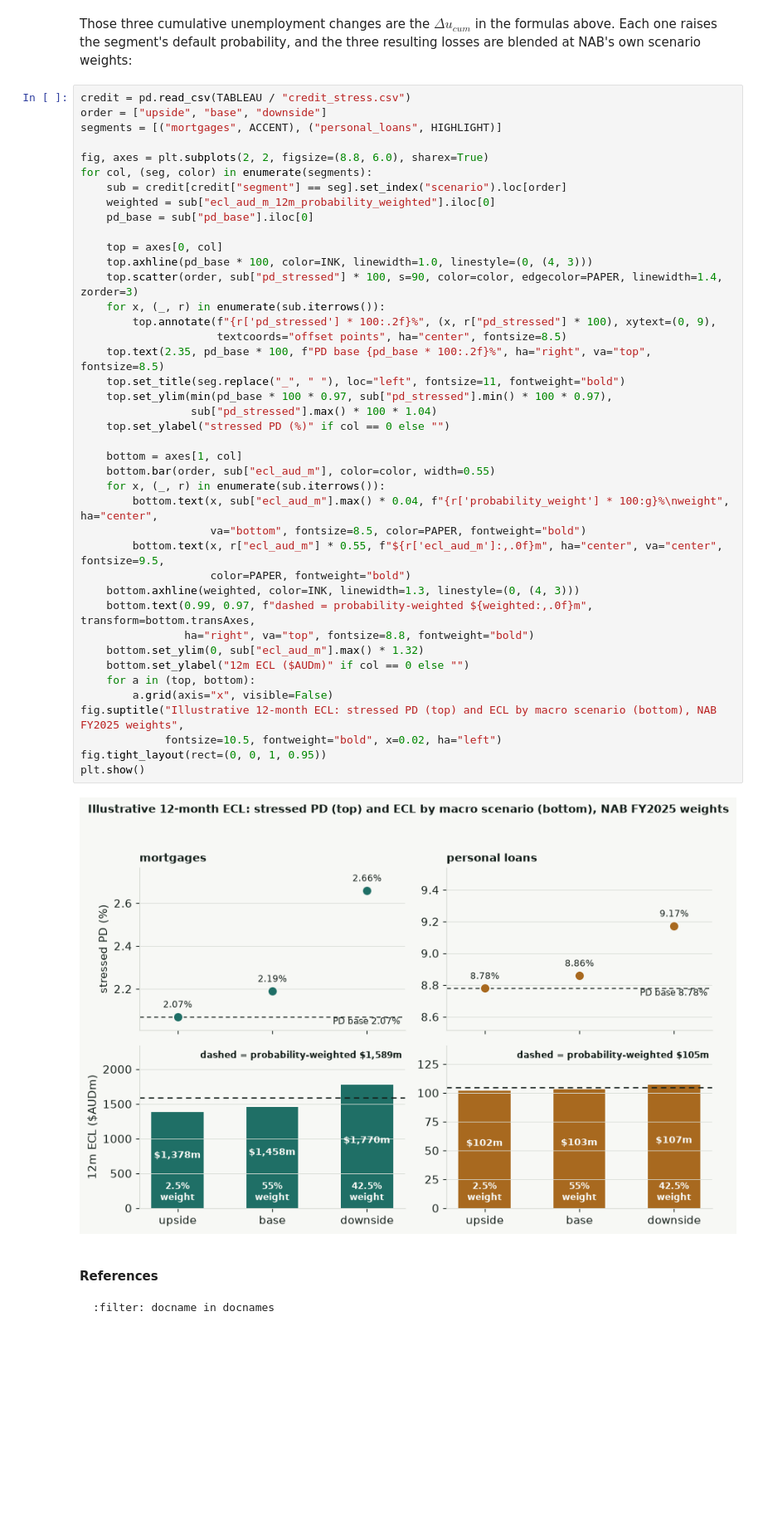
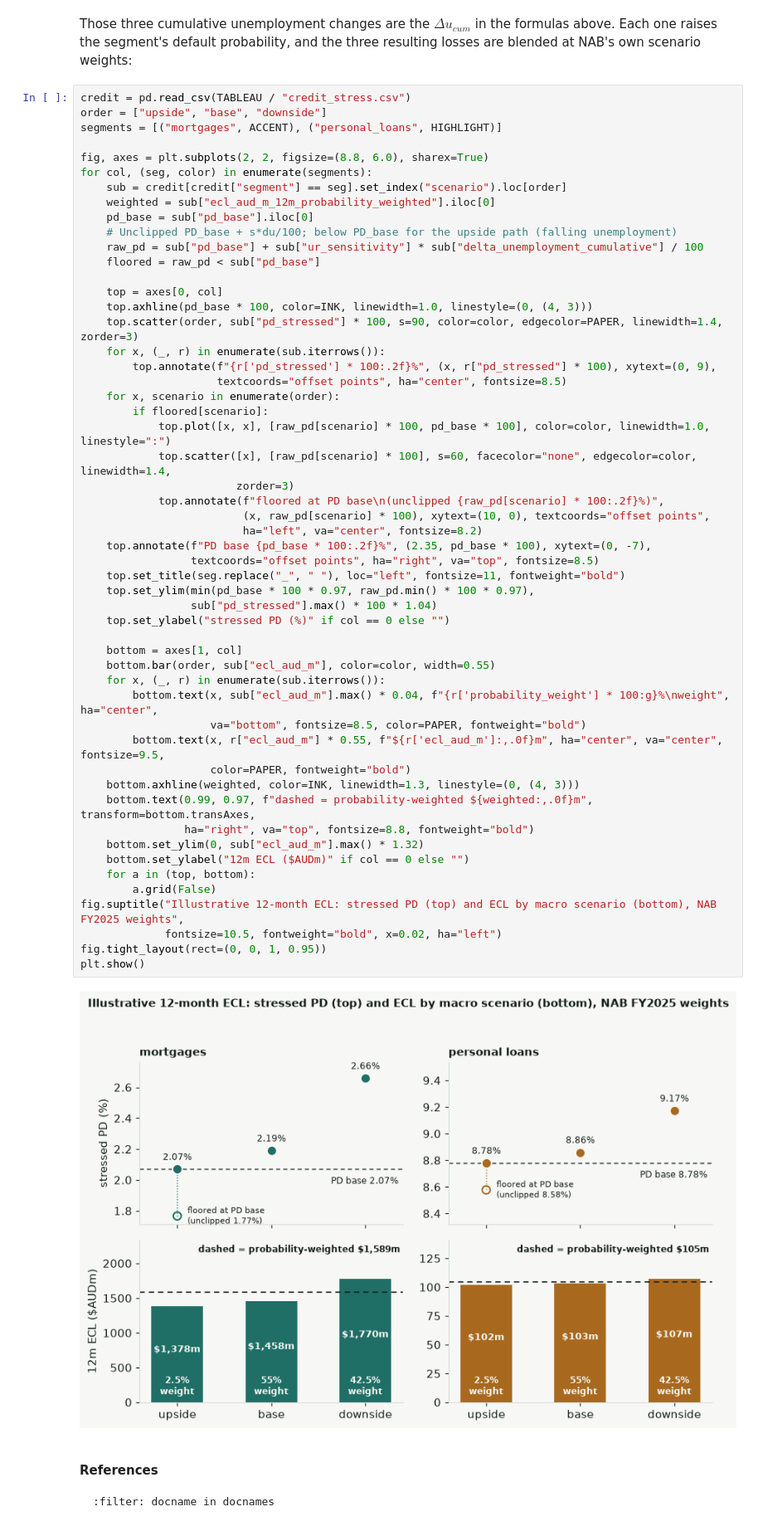
Before and after one commit to JuanVu1810/Australian-CPI-Forecast, a Jupyter notebook: book/australian_cpi_forecasting/04_modeling/47_credit_stress.ipynb, the cells around one changed output. Shown at 83% size. Cells and saved outputs as stored; diff of their text form; blank space fills up the shorter version.

Commit message:
update the annotation for the ECL plot

```diff
--- a/book/australian_cpi_forecasting/04_modeling/47_credit_stress.ipynb
+++ b/book/australian_cpi_forecasting/04_modeling/47_credit_stress.ipynb
@@ -122,39 +122,51 @@ for col, (seg, color) in enumerate(segments):
     sub = credit[credit["segment"] == seg].set_index("scenario").loc[order]
     weighted = sub["ecl_aud_m_12m_probability_weighted"].iloc[0]
     pd_base = sub["pd_base"].iloc[0]
+    # Unclipped PD_base + s*du/100; below PD_base for the upside path (falling unemployment)
+    raw_pd = sub["pd_base"] + sub["ur_sensitivity"] * sub["delta_unemployment_cumulative"] / 100
+    floored = raw_pd < sub["pd_base"]
 
     top = axes[0, col]
     top.axhline(pd_base * 100, color=INK, linewidth=1.0, linestyle=(0, (4, 3)))
     top.scatter(order, sub["pd_stressed"] * 100, s=90, color=color, edgecolor=PAPER, linewidth=1.4, zorder=3)
     for x, (_, r) in enumerate(sub.iterrows()):
         top.annotate(f"{r['pd_stressed'] * 100:.2f}%", (x, r["pd_stressed"] * 100), xytext=(0, 9),
                      textcoords="offset points", ha="center", fontsize=8.5)
-    top.text(2.35, pd_base * 100, f"PD base {pd_base * 100:.2f}%", ha="right", va="top", fontsize=8.5)
+    for x, scenario in enumerate(order):
+        if floored[scenario]:
+            top.plot([x, x], [raw_pd[scenario] * 100, pd_base * 100], color=color, linewidth=1.0, linestyle=":")
+            top.scatter([x], [raw_pd[scenario] * 100], s=60, facecolor="none", edgecolor=color, linewidth=1.4,
+                        zorder=3)
+            top.annotate(f"floored at PD base\n(unclipped {raw_pd[scenario] * 100:.2f}%)",
+                         (x, raw_pd[scenario] * 100), xytext=(10, 0), textcoords="offset points",
+                         ha="left", va="center", fontsize=8.2)
+    top.annotate(f"PD base {pd_base * 100:.2f}%", (2.35, pd_base * 100), xytext=(0, -7),
+                 textcoords="offset points", ha="right", va="top", fontsize=8.5)
     top.set_title(seg.replace("_", " "), loc="left", fontsize=11, fontweight="bold")
-    top.set_ylim(min(pd_base * 100 * 0.97, sub["pd_stressed"].min() * 100 * 0.97),
+    top.set_ylim(min(pd_base * 100 * 0.97, raw_pd.min() * 100 * 0.97),
                  sub["pd_stressed"].max() * 100 * 1.04)
     top.set_ylabel("stressed PD (%)" if col == 0 else "")
 
     bottom = axes[1, col]
     bottom.bar(order, sub["ecl_aud_m"], color=color, width=0.55)
     for x, (_, r) in enumerate(sub.iterrows()):
         bottom.text(x, sub["ecl_aud_m"].max() * 0.04, f"{r['probability_weight'] * 100:g}%\nweight", ha="center",
                     va="bottom", fontsize=8.5, color=PAPER, fontweight="bold")
         bottom.text(x, r["ecl_aud_m"] * 0.55, f"${r['ecl_aud_m']:,.0f}m", ha="center", va="center", fontsize=9.5,
                     color=PAPER, fontweight="bold")
     bottom.axhline(weighted, color=INK, linewidth=1.3, linestyle=(0, (4, 3)))
     bottom.text(0.99, 0.97, f"dashed = probability-weighted ${weighted:,.0f}m", transform=bottom.transAxes,
                 ha="right", va="top", fontsize=8.8, fontweight="bold")
     bottom.set_ylim(0, sub["ecl_aud_m"].max() * 1.32)
     bottom.set_ylabel("12m ECL ($AUDm)" if col == 0 else "")
     for a in (top, bottom):
-        a.grid(axis="x", visible=False)
+        a.grid(False)
 fig.suptitle("Illustrative 12-month ECL: stressed PD (top) and ECL by macro scenario (bottom), NAB FY2025 weights",
              fontsize=10.5, fontweight="bold", x=0.02, ha="left")
 fig.tight_layout(rect=(0, 0, 1, 0.95))
 plt.show()
 # %% [output]
-[figure, old version]
+[figure, new version]
 # %% [markdown]
 #### References
 
```
